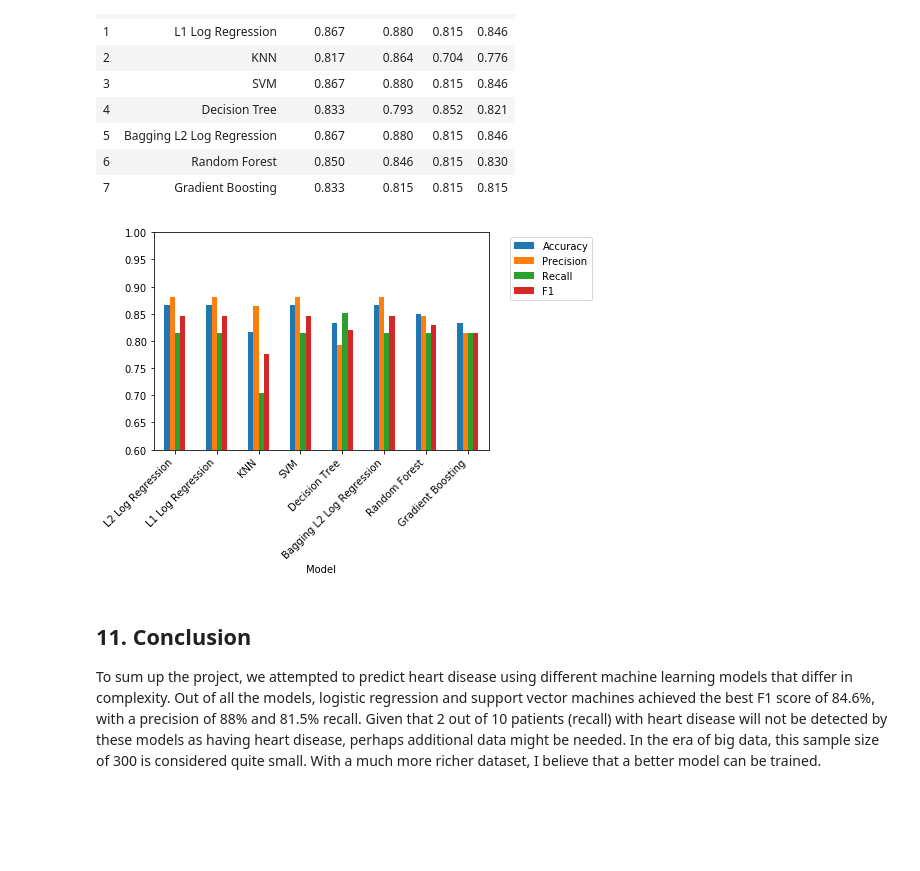
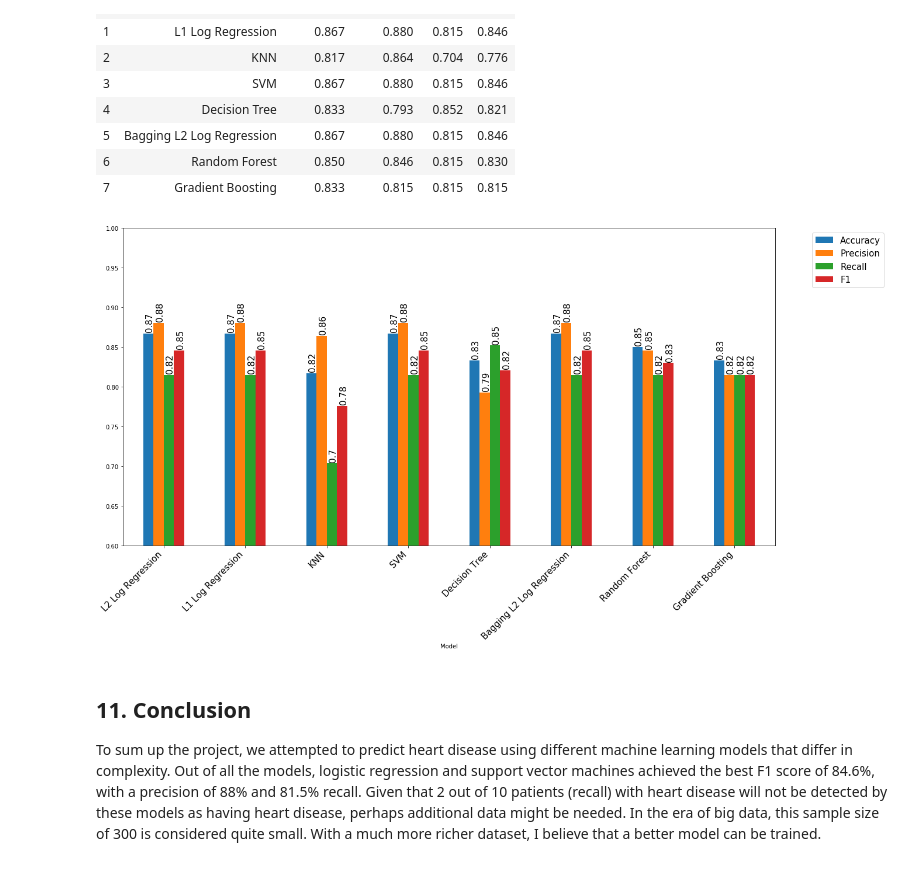
Before and after one commit to teyang-lau/Heart_Disease_Prediction, a Jupyter notebook: predictors-of-heart-disease-an-exploration.ipynb, the cells around one changed output. Saved outputs shown, nothing was run; the diff lists cells and outputs as text; code cells hidden in the pictures; blank space fills up the shorter version.

Commit message:
improved model comparison plot

```diff
--- a/predictors-of-heart-disease-an-exploration.ipynb
+++ b/predictors-of-heart-disease-an-exploration.ipynb
@@ -911,13 +912,16 @@ models_score
 | 6 | Random Forest | 0.850 | 0.846 | 0.815 | 0.830 |
 | 7 | Gradient Boosting | 0.833 | 0.815 | 0.815 | 0.815 |
 # %%
-ax1 = models_score.plot(kind='bar', x='Model')
+
+ax1 = models_score.plot(kind='bar', x='Model', figsize=(20,10))
 ax1.set_ylim(0.6,1)
-plt.legend(bbox_to_anchor=(1.05, 1.0), loc='upper left')
-plt.xticks(rotation=45, ha='right')
+for p in ax1.patches:
+    ax1.annotate(str(p.get_height().round(2)), (p.get_x() + p.get_width()/5, p.get_height() * 1.005), rotation=90, size=15)
+plt.legend(bbox_to_anchor=(1.05, 1.0), loc='upper left', fontsize=15)
+plt.xticks(rotation=45, ha='right', size=15)
 fig.show()
 # %% [output]
-[figure, old version]
+[figure, new version]
 # %% [markdown]
 <a id='Conclusion'></a>
 ## **11. Conclusion** ##
```
Also changed, not shown: parts of 2 cells of this notebook.
